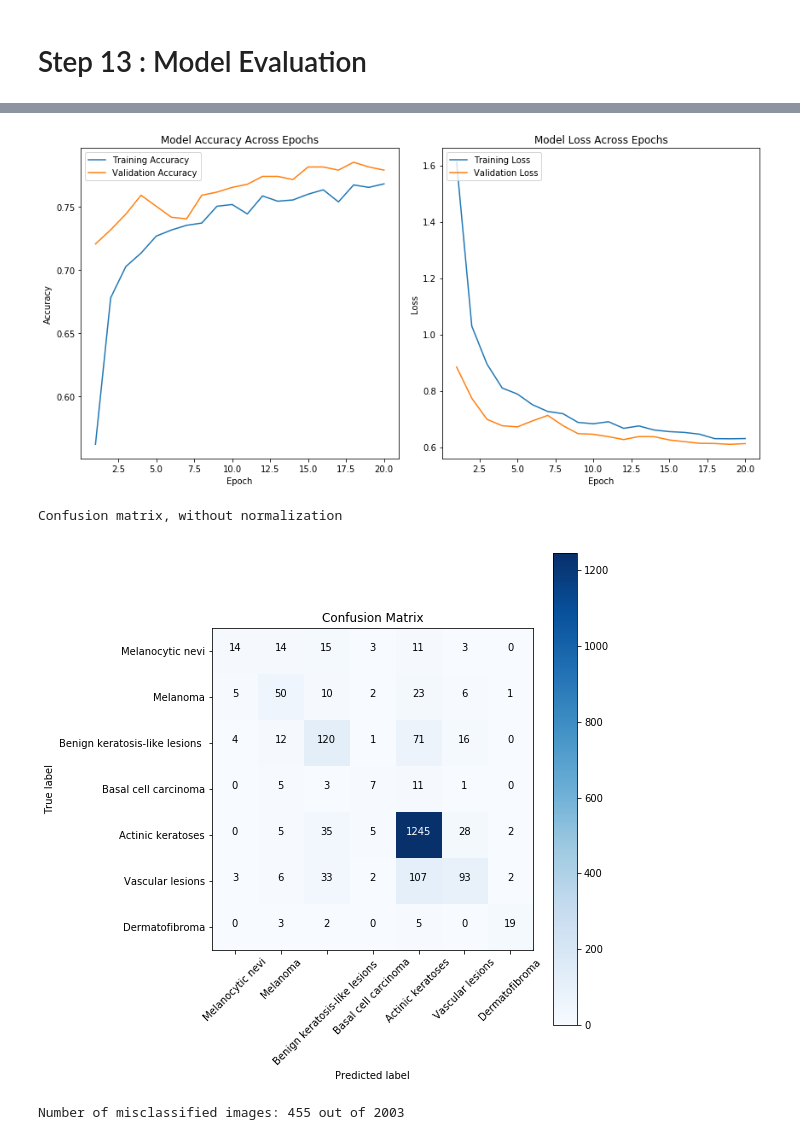
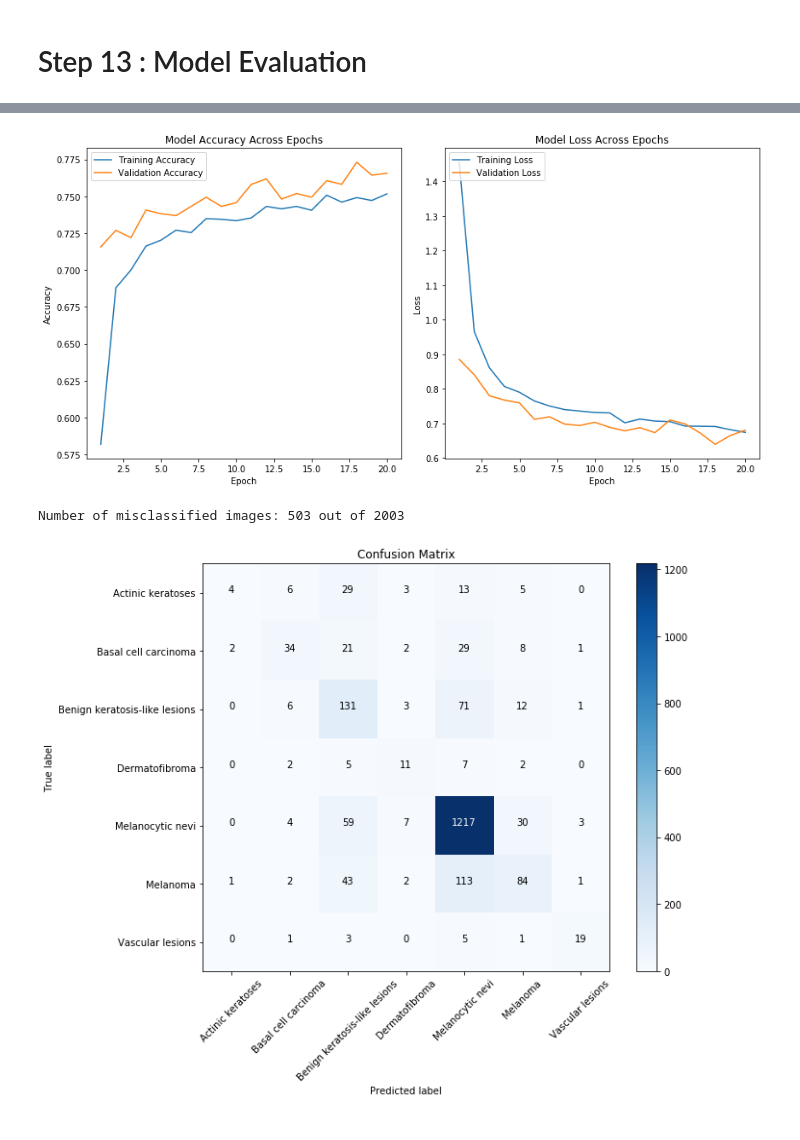
Before and after one commit to S-Temple/645Notebooks, a Jupyter notebook: Resnet50.ipynb, the cells around one changed output, grey strips where cells are left out. Drawn from its saved outputs; the diff is of its cells as text; code cells hidden in the pictures.

```diff
--- a/Resnet50.ipynb
+++ b/Resnet50.ipynb
@@ -80,12 +81,12 @@ lesion_dict = {
 # %%
 
 
-skin_df = pd.read_csv(os.path.join(base_skin_dir, 'HAM10000_metadata.csv'))
+skin_df = pd.read_csv(os.path.join(base_dir, 'HAM10000_metadata.csv'))
 
 # Creating New Columns for better readability
 
-skin_df['path'] = skin_df['image_id'].map(imageid_path_dict.get)
-skin_df['cell_type'] = skin_df['dx'].map(lesion_type_dict.get)
+skin_df['path'] = skin_df['image_id'].map(image_paths.get)
+skin_df['cell_type'] = skin_df['dx'].map(lesion_dict.get)
 skin_df['cell_type_idx'] = pd.Categorical(skin_df['cell_type']).codes
 
 # Calculate the number of samples for each class in the 10% sample
@@ -305,7 +306,7 @@ x_train = x_train.reshape((-1, 75, 100, 3))
 x_test = x_test.reshape((-1, 75, 100, 3))
 x_validate = x_validate.reshape((-1, 75, 100, 3))
 # %%
-batch_size=32
+batch_size=16
 epochs=20
 
 from keras.applications import ResNet50
@@ -368,21 +369,27 @@ test_loss, test_accuracy = model.evaluate(x_test, y_test, verbose=0)
 print(f'Test loss: {test_loss:.4f}')
 print(f'Test accuracy: {test_accuracy:.4%}')
 
-# Function to plot confusion matrix in a more intuitive and readable manner
-def plot_confusion_matrix(cm, classes, normalize=False, title='Confusion Matrix', cmap=plt.cm.Blues):
-    """
-    This function prints and plots the confusion matrix.
-    Normalization can be applied by setting `normalize=True`.
-    """
-    if normalize:
-        cm = cm.astype('float') / cm.sum(axis=1)[:, np.newaxis]
-        print("Normalized confusion matrix")
-    else:
-        print('Confusion matrix, without normalization')
 
-    plt.figure(figsize=(8, 8))
-    plt.imshow(cm, interpolation='nearest', cmap=cmap)
-    plt.title(title)
+# Plotting the model's performance over epochs
+plot_model_performance(history)
+
+# Predicting labels for the test set
+predicted_classes = model.predict_classes(x_test)
+true_classes = np.argmax(y_test, axis=1)
+
+
+# Analyze misclassifications
+misclassified_indices = np.where(predicted_classes != true_classes)[0]
+print(f"Number of misclassified images: {len(misclassified_indices)} out of {len(y_test)}")
+
+# Generate confusion matrix
+cm = confusion_matrix(true_classes, predicted_classes)
+
+# Define function to plot confusion matrix
+def plot_confusion_matrix(cm, classes):
+    plt.figure(figsize=(10, 8))
+    plt.imshow(cm, interpolation='nearest', cmap=plt.cm.Blues)
+    plt.title('Confusion Matrix')
     plt.colorbar()
     tick_marks = np.arange(len(classes))
     plt.xticks(tick_marks, classes, rotation=45)
@@ -390,28 +397,15 @@ def plot_confusion_matrix(cm, classes, normalize=False, title='Confusion Matrix'
 
     thresh = cm.max() / 2.
     for i, j in itertools.product(range(cm.shape[0]), range(cm.shape[1])):
-        plt.text(j, i, f"{cm[i, j]:.2f}" if normalize else f"{cm[i, j]:d}",
+        plt.text(j, i, format(cm[i, j], 'd'),
                  horizontalalignment="center",
                  color="white" if cm[i, j] > thresh else "black")
 
     plt.tight_layout()
     plt.ylabel('True label')
     plt.xlabel('Predicted label')
-    plt.show()
 
-# Plotting the model's performance over epochs
-plot_model_performance(history)
-
-# Predicting labels for the test set
-predicted_probs = model.predict(x_test)
-predicted_classes = np.argmax(predicted_probs, axis=1)
-true_classes = np.argmax(y_test, axis=1)
-
-# Generating and plotting the confusion matrix
-conf_matrix = confusion_matrix(true_classes, predicted_classes)
-plot_confusion_matrix(conf_matrix, classes=list(lesion_type_dict.values()), title='Confusion Matrix')
-
-# Analyze misclassifications
-misclassified_indices = np.where(predicted_classes != true_classes)[0]
-print(f"Number of misclassified images: {len(misclassified_indices)} out of {len(y_test)}")
+# Plot confusion matrix
+plot_confusion_matrix(cm, lesion_dict.values())
+plt.show()
 # %% [output]
@@ -420,4 +414,3 @@ Test accuracy: 77.2841%
-[figure, old version]
+[figure, new version]
-Confusion matrix, without normalization
+Number of misclassified images: 503 out of 2003
-[figure, old version]
+[figure, new version]
-Number of misclassified images: 455 out of 2003
```
Also changed, not shown: parts of 5 cells of this notebook.
